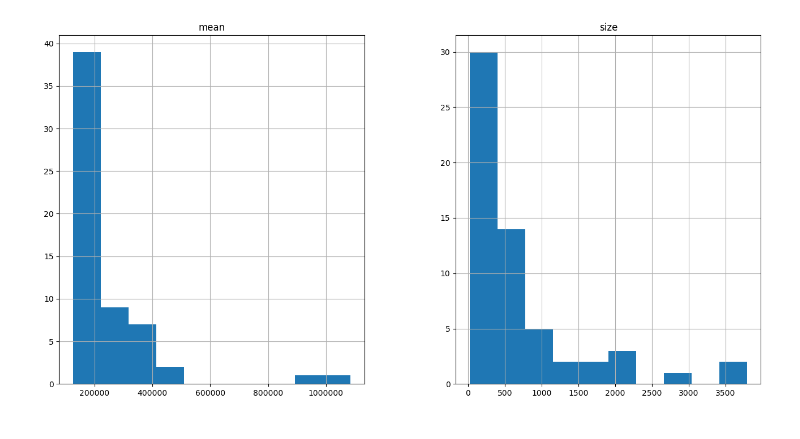
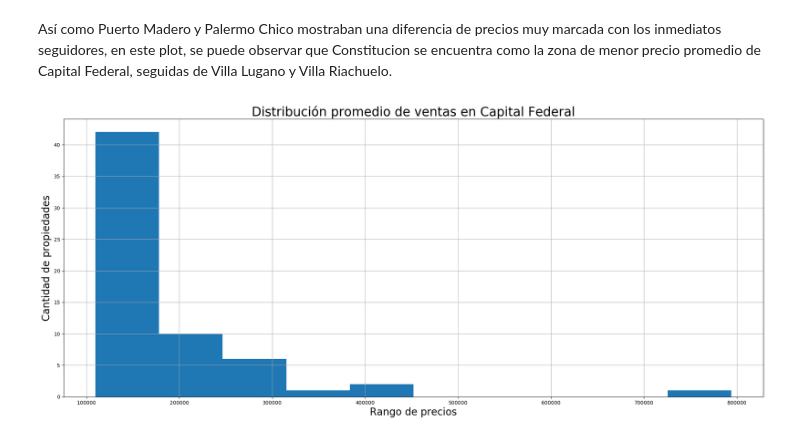
Before and after one commit to PRPablo/VentasDePropiedades, a Jupyter notebook: Analisis Exploratorio/Analisis Ventas CABA-GBA Todos los años.ipynb, the cells around one changed output. Cells and saved outputs as stored; diff of their text form; code cells hidden in the pictures.

Commit message:
final en todos los años

```diff
--- a/Analisis Exploratorio/Analisis Ventas CABA-GBA Todos los años.ipynb
+++ b/Analisis Exploratorio/Analisis Ventas CABA-GBA Todos los años.ipynb
@@ -12,4 +15,5 @@ plt.rcParams['figure.figsize'] = (15, 5)
 # %%
+#Ante todo, empezamos a analizar la información brindada por los datasets y sus respectivas columnas.
 #analisis de los ultimos 4 años
 #2013
 sells_07_2013 = pd.read_csv('filterdata/sells_07_2013.csv')
@@ -25,7 +29,7 @@ sells_2013 = pd.concat(frames_2013)
 sells_01_2014 = pd.read_csv('filterdata/sells_01_2014.csv')
 sells_02_2014 = pd.read_csv('filterdata/sells_02_2014.csv')
 sells_03_2014 = pd.read_csv('filterdata/sells_03_2014.csv')
-sells_04_2014, = pd.read_csv('filterdata/sells_04_2014.csv')
+sells_04_2014 = pd.read_csv('filterdata/sells_04_2014.csv')
 sells_05_2014 = pd.read_csv('filterdata/sells_05_2014.csv')
 sells_06_2014 = pd.read_csv('filterdata/sells_06_2014.csv')
 sells_07_2014 = pd.read_csv('filterdata/sells_07_2014.csv')
@@ -83,4 +87,3 @@ sells_2017 = pd.concat(frames_2017)
 #Concateno los años
 frames = [sells_2013, sells_2014, sells_2015, sells_2016, sells_2017]
 sells = pd.concat(frames)
-sells.head()
@@ -96,5 +114,6 @@ sells.head()
 # %%
+#Se empieza por analizar la columna donde se encuentra el lugar de la publicación.
 #uso regex para buscar coincidencias por string
-sells_caba = sells.loc[sells['state_name'].str.contains(r'(Capital Federal|capital federal)')]
+sells_caba = sells.loc[sells['state_name'].str.contains(r'(Capital Federal|capital federal)', na=False)]
 sells_caba.count()
 # %% [output]
@@ -243,5 +371,11 @@ sells_caba_sort_asc[0:10].plot(title = "Top Barrios Menores Precio Promedio de V
+# %% [markdown]
+Así como Puerto Madero y Palermo Chico mostraban una diferencia de precios muy marcada con los inmediatos seguidores, en este plot, se puede observar que Constitucion se encuentra como la zona de menor precio promedio de Capital Federal, seguidas de Villa Lugano y Villa Riachuelo.
 # %%
 # Histograma de cantidad de promedio de precios y cantidad de ventas
-sells_caba_group['price_aprox_usd'].hist(figsize=(16,8));
+ax = sells_caba_group[('price_aprox_usd','mean')].hist(figsize=(25,10));
+ax.set_ylabel('Cantidad de propiedades',fontsize=20)
+ax.set_xlabel('Rango de precios',fontsize=20)
+ax.set_title("Distribución promedio de ventas en Capital Federal",fontsize = 25)
+plt.show()
 # %% [output]
-[figure, old version]
+[figure, new version]
```
Also changed, not shown: parts of 93 cells of this notebook, 5 other files.
